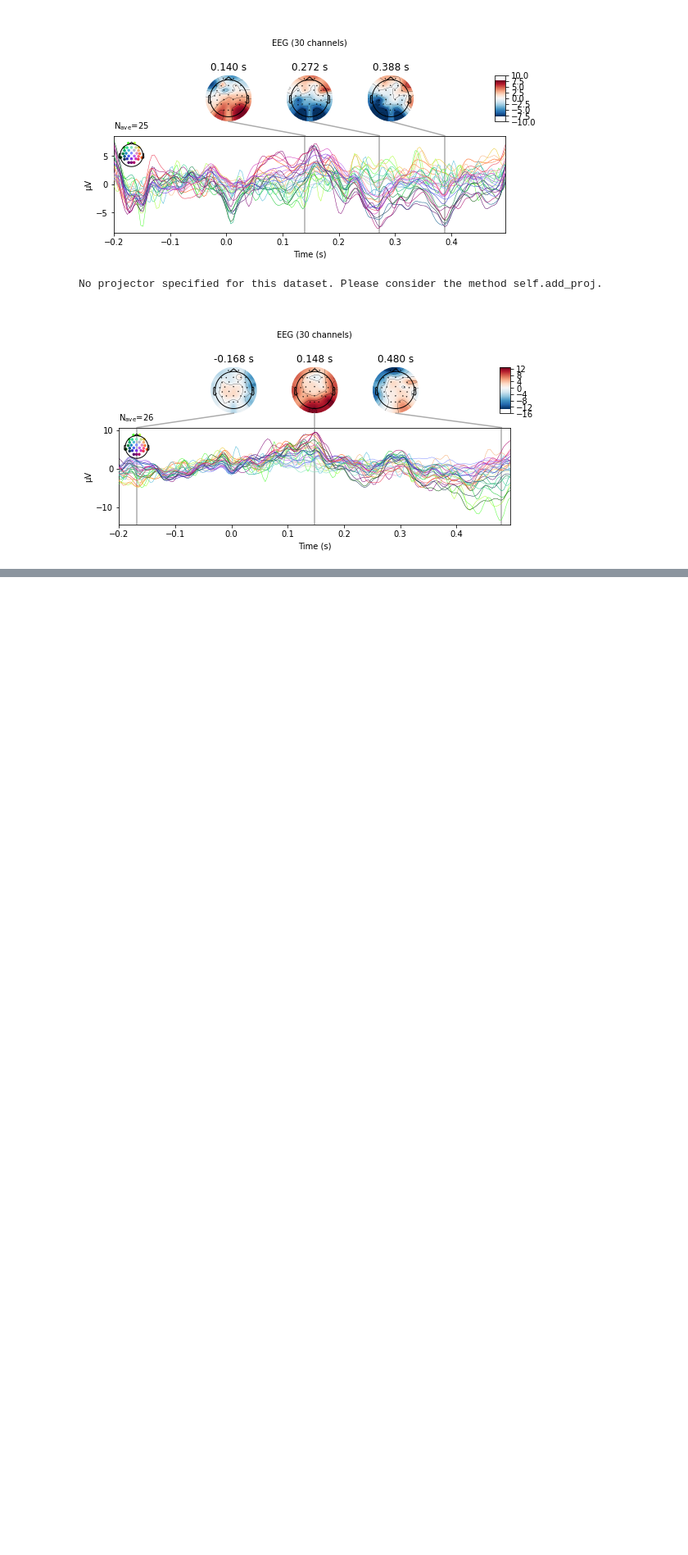
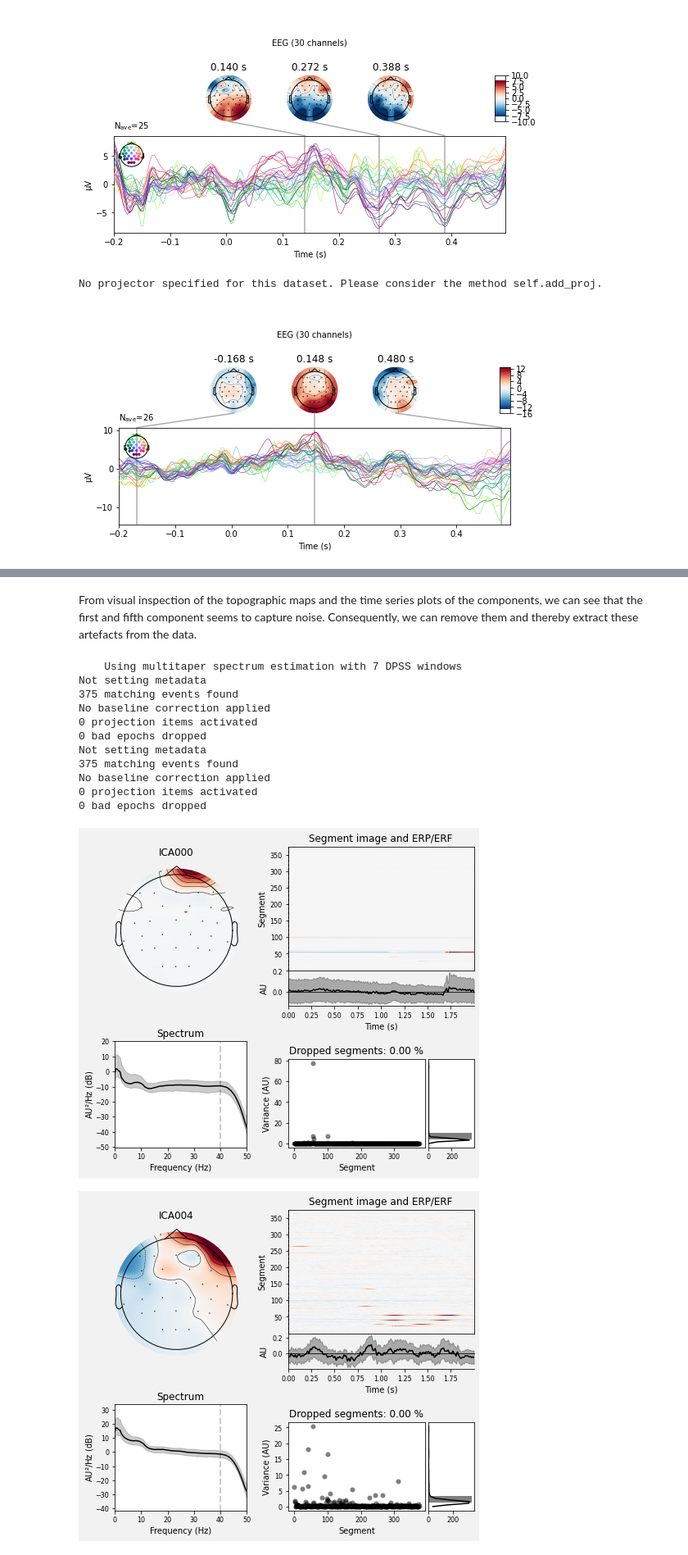
Before and after one commit to jorgenhw/studybuddies_neuroScience, a Jupyter notebook: own_experiment/own_experiment_analysis.ipynb, the cells around one changed output, grey strips where cells are left out. Shown at 82% size. Saved outputs shown, nothing was run; the diff lists cells and outputs as text; code cells hidden in the pictures; blank space fills up the shorter version.

```diff
--- a/own_experiment/own_experiment_analysis.ipynb
+++ b/own_experiment/own_experiment_analysis.ipynb
@@ -463,0 +499,20 @@ No projector specified for this dataset. Please consider the method self.add_pro
+# %% [markdown]
+From visual inspection of the topographic maps and the time series plots of the components, we can see that the first and fifth component seems to capture noise. Consequently, we can remove them and thereby extract these artefacts from the data.
+# %%
+# the first component is excluded based on visual inspection
+ica.exclude = [0, 4]
+ica.plot_properties(raw, picks=ica.exclude);
+# %% [output]
+    Using multitaper spectrum estimation with 7 DPSS windows
+Not setting metadata
+375 matching events found
+No baseline correction applied
+0 projection items activated
+0 bad epochs dropped
+Not setting metadata
+375 matching events found
+No baseline correction applied
+0 projection items activated
+0 bad epochs dropped
+[figure, added]
+[figure, added]
```
Also changed, not shown: parts of 17 cells of this notebook.
